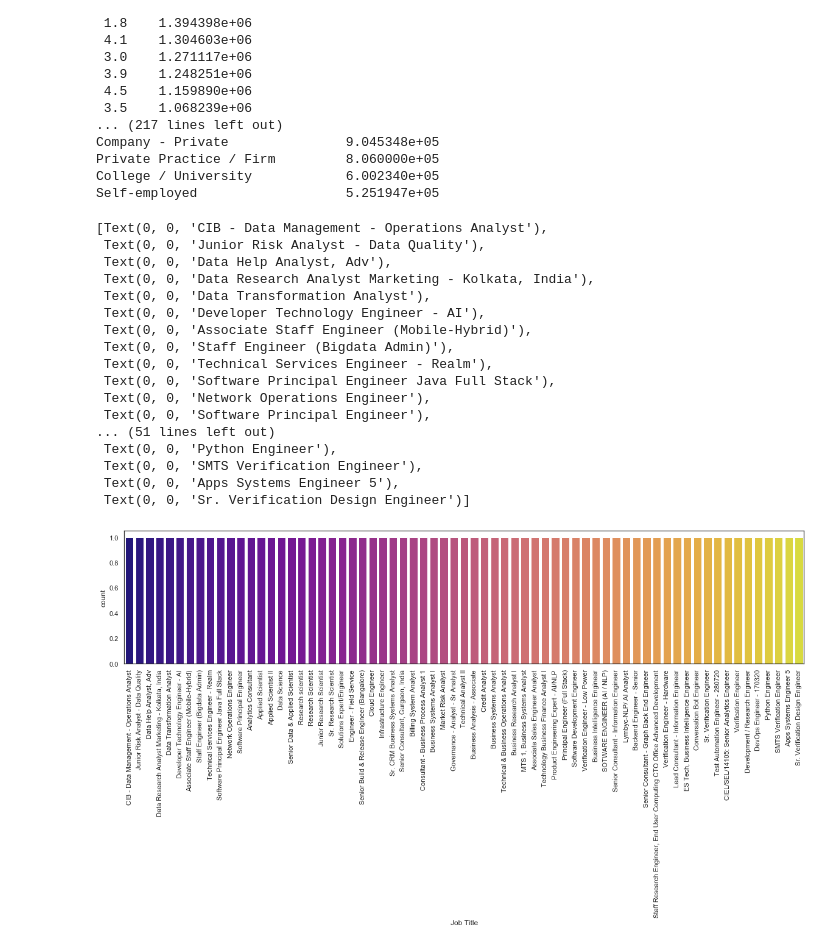
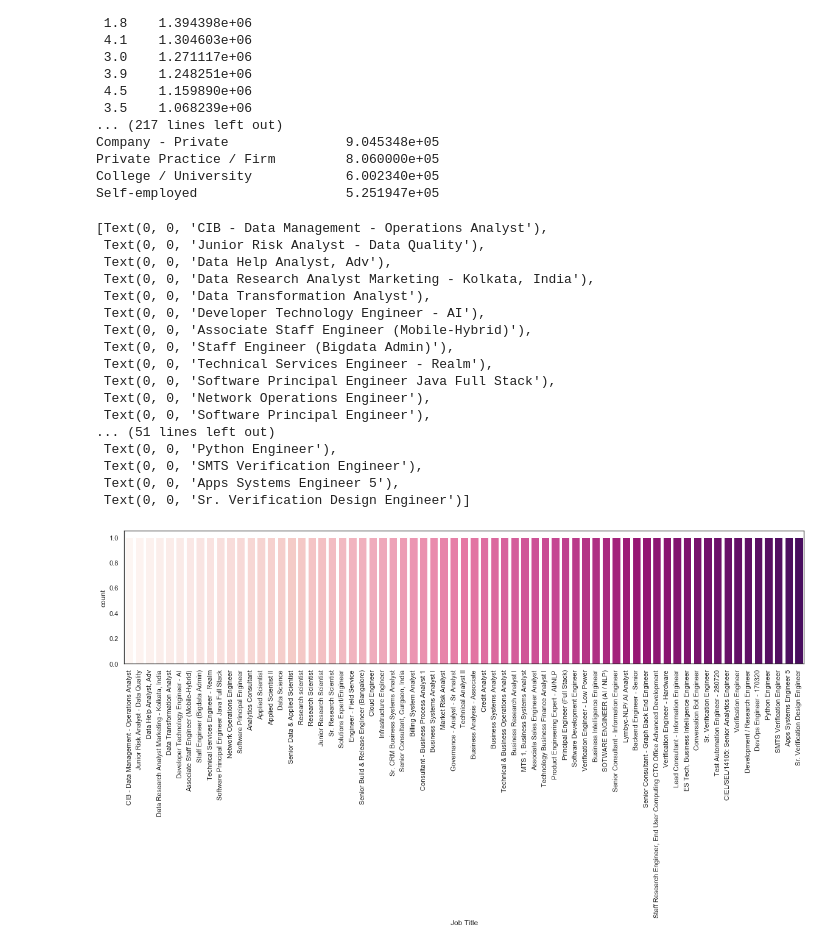
Before and after one commit to swarali-desai/salary_estimate, a Jupyter notebook: EDA.ipynb, the cells around one changed output. Cells and saved outputs as stored; diff of their text form; code cells hidden in the pictures.

```diff
--- a/EDA.ipynb
+++ b/EDA.ipynb
@@ -316,27 +316,27 @@ Self-employed                   5.251947e+05
 # %%
 # lets see what other job titles are there apart from the simplified categories
 plt.figure(figsize=(20,4))
-chart = sns.countplot(df['Job Title'][df['job_simplifier'] == 'na'], palette="")
+chart = sns.countplot(df['Job Title'][df['job_simplifier'] == 'na'], palette="RdPu")
 chart.set_xticklabels(chart.get_xticklabels(), rotation=90)
 # %% [output]
 [Text(0, 0, 'CIB - Data Management - Operations Analyst'),
  Text(0, 0, 'Junior Risk Analyst - Data Quality'),
  Text(0, 0, 'Data Help Analyst, Adv'),
  Text(0, 0, 'Data Research Analyst Marketing - Kolkata, India'),
  Text(0, 0, 'Data Transformation Analyst'),
  Text(0, 0, 'Developer Technology Engineer - AI'),
  Text(0, 0, 'Associate Staff Engineer (Mobile-Hybrid)'),
  Text(0, 0, 'Staff Engineer (Bigdata Admin)'),
  Text(0, 0, 'Technical Services Engineer - Realm'),
  Text(0, 0, 'Software Principal Engineer Java Full Stack'),
  Text(0, 0, 'Network Operations Engineer'),
  Text(0, 0, 'Software Principal Engineer'),
 ... (51 lines left out)
  Text(0, 0, 'Python Engineer'),
  Text(0, 0, 'SMTS Verification Engineer'),
  Text(0, 0, 'Apps Systems Engineer 5'),
  Text(0, 0, 'Sr. Verification Design Engineer')]
-[figure, old version]
+[figure, new version]
 # %%
 from wordcloud import WordCloud, ImageColorGenerator, STOPWORDS
 import nltk
```
Also changed, not shown: parts of 1 cell of this notebook.
